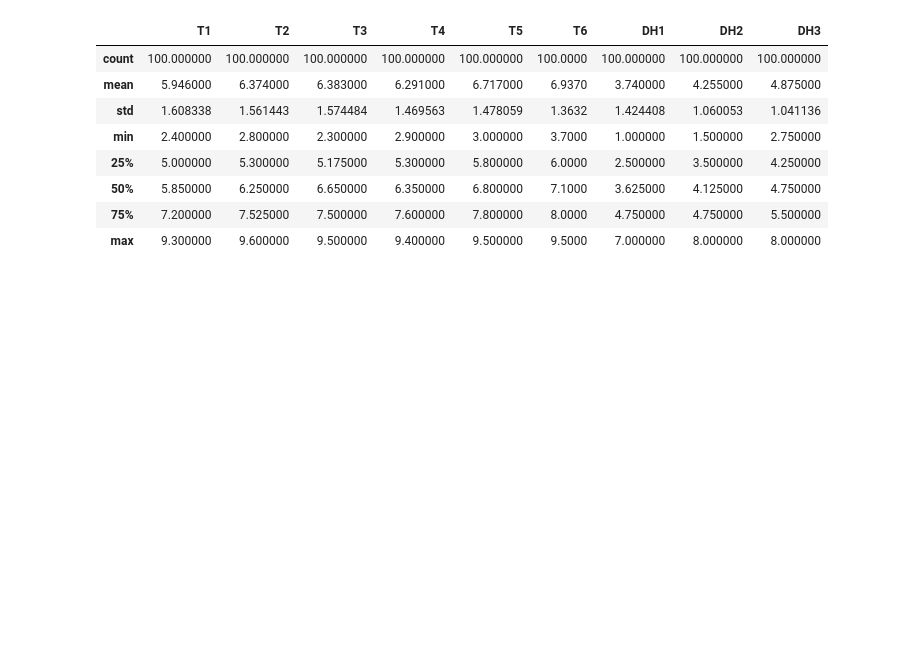
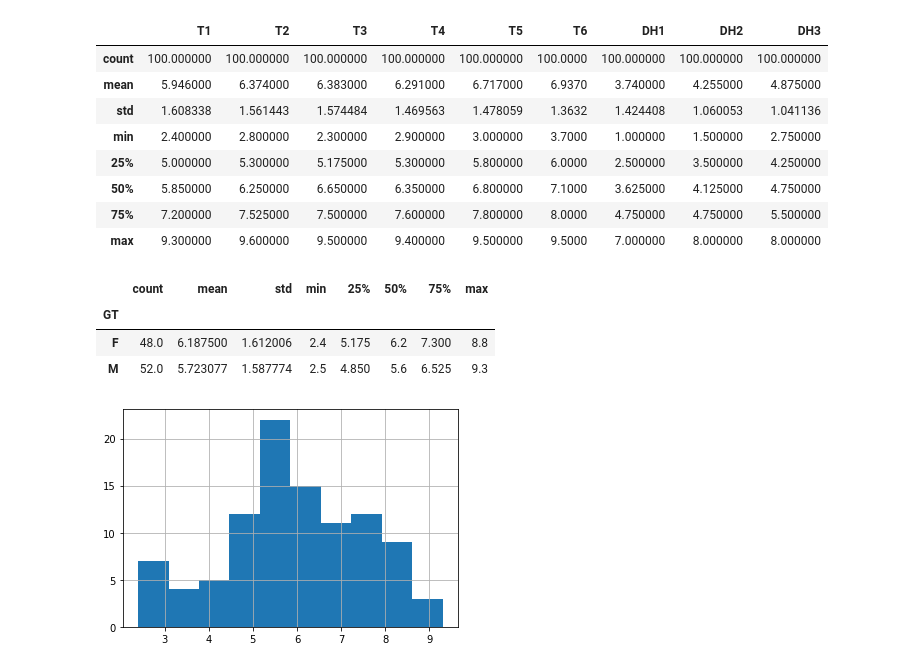
Before and after one commit to minhtri1610/py17052022, a Jupyter notebook: day12/d02.ipynb, the cells around one changed output. Cells and saved outputs as stored; diff of their text form; code cells hidden in the pictures; blank space fills up the shorter version.

```diff
--- a/day12/d02.ipynb
+++ b/day12/d02.ipynb
@@ -230,3 +230,17 @@ df[['T1','T2','T3','T4','T5','T6','DH1','DH2','DH3']].describe()
 | 50% | 5.850000 | 6.250000 | 6.650000 | 6.350000 | 6.800000 | 7.1000 | 3.625000 | 4.125000 | 4.750000 |
 | 75% | 7.200000 | 7.525000 | 7.500000 | 7.600000 | 7.800000 | 8.0000 | 4.750000 | 4.750000 | 5.500000 |
 | max | 9.300000 | 9.600000 | 9.500000 | 9.400000 | 9.500000 | 9.5000 | 7.000000 | 8.000000 | 8.000000 |
+# %%
+df.groupby('GT')['T1'].describe()
+# %% [output]
+|  | count | mean | std | min | 25% | 50% | 75% | max |
+| GT |  |  |  |  |  |  |  |  |
+| F | 48.0 | 6.187500 | 1.612006 | 2.4 | 5.175 | 6.2 | 7.300 | 8.8 |
+| M | 52.0 | 5.723077 | 1.587774 | 2.5 | 4.850 | 5.6 | 6.525 | 9.3 |
+# %%
+# Histogram cho biết xác xuất xảy ra của biến cố
+
+df['T1'].hist()
+plt.show()
+# %% [output]
+[figure, added]
```
Also changed, not shown: parts of 1 cell of this notebook.
